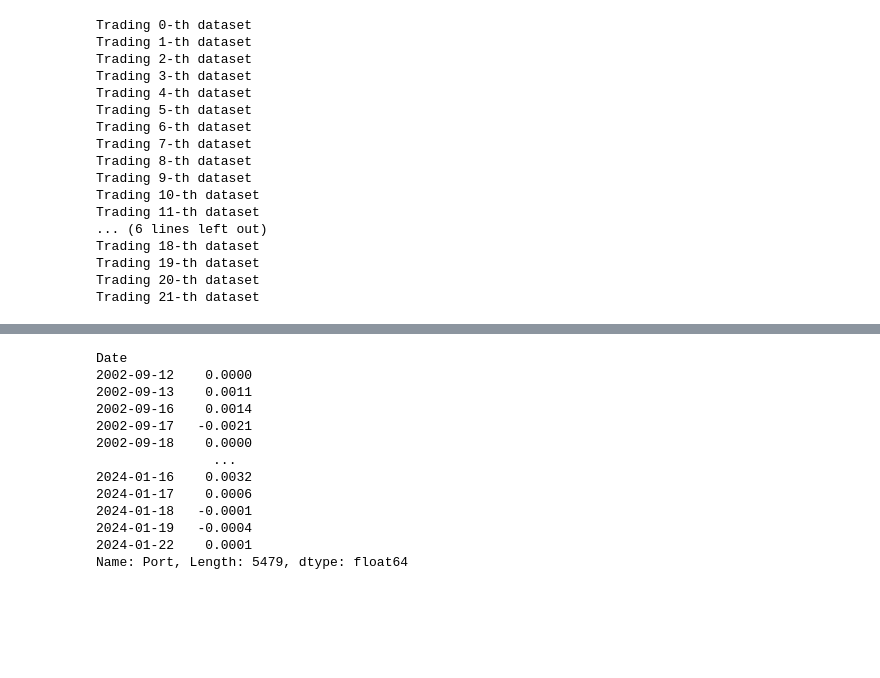
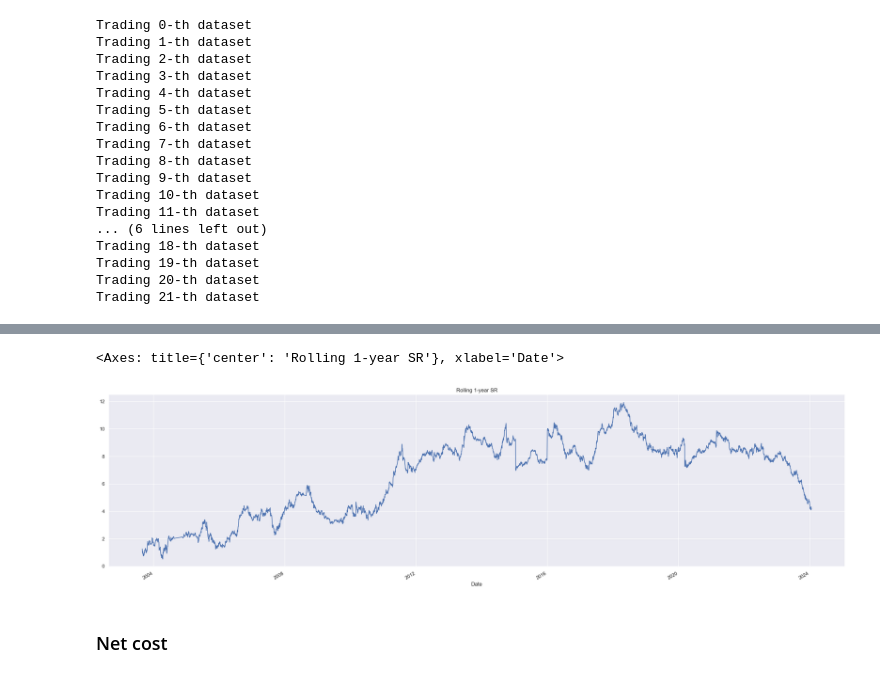
Before and after one commit to kcf1/Personal-Projects, a Jupyter notebook: Trading/FX Algo with ML/FX_Algo_with_ML.ipynb, the cells around one changed output, grey strips where cells are left out. Cells and saved outputs as stored; diff of their text form; code cells hidden in the pictures; blank space fills up the shorter version.

```diff
--- a/Trading/FX Algo with ML/FX_Algo_with_ML.ipynb
+++ b/Trading/FX Algo with ML/FX_Algo_with_ML.ipynb
@@ -608,16 +569,13 @@ ta_data
-# %%
-concat_test_return['Port']
-# %% [output]
-Date
-2002-09-12    0.0000
-2002-09-13    0.0011
-2002-09-16    0.0014
-2002-09-17   -0.0021
-2002-09-18    0.0000
-               ...
-2024-01-16    0.0032
-2024-01-17    0.0006
-2024-01-18   -0.0001
-2024-01-19   -0.0004
-2024-01-22    0.0001
-Name: Port, Length: 5479, dtype: float64
+# %%
+i = 1
+
+m = concat_test_return['Port'].rolling(252*i).mean() * 252
+s = concat_test_return['Port'].rolling(252*i).std() * np.sqrt(252)
+SR = m/s
+
+SR.plot(title=f'Rolling {i}-year SR')
+# %% [output]
+<Axes: title={'center': 'Rolling 1-year SR'}, xlabel='Date'>
+[figure, added]
+# %% [markdown]
+### Net cost
```
Also changed, not shown: parts of 18 cells of this notebook, 1 other file.
